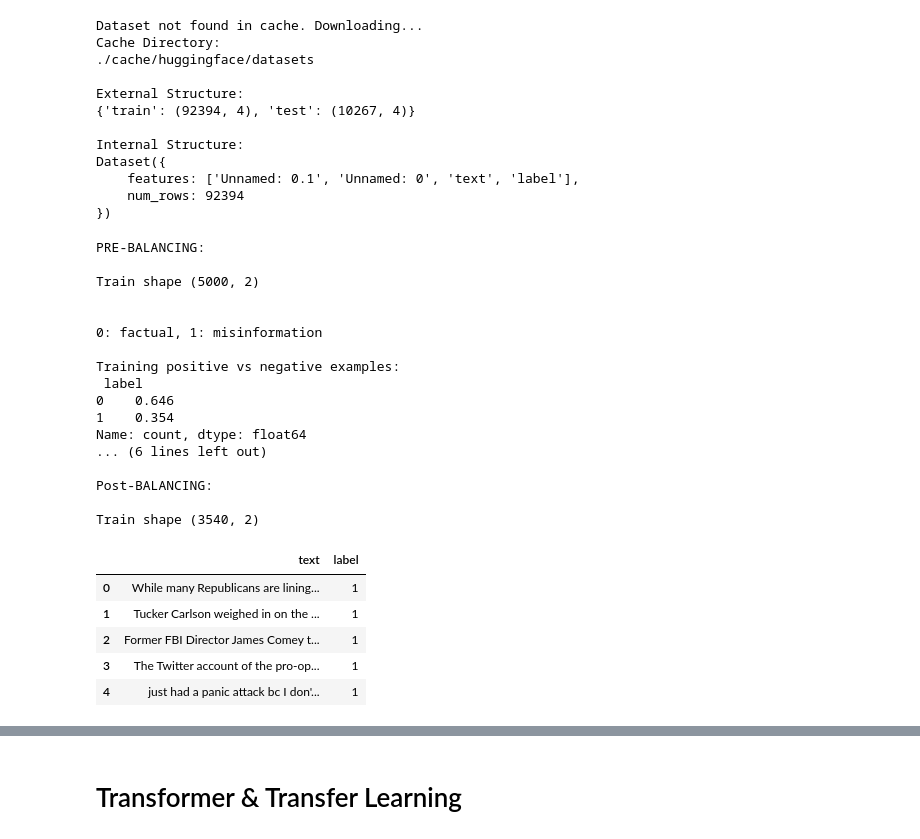
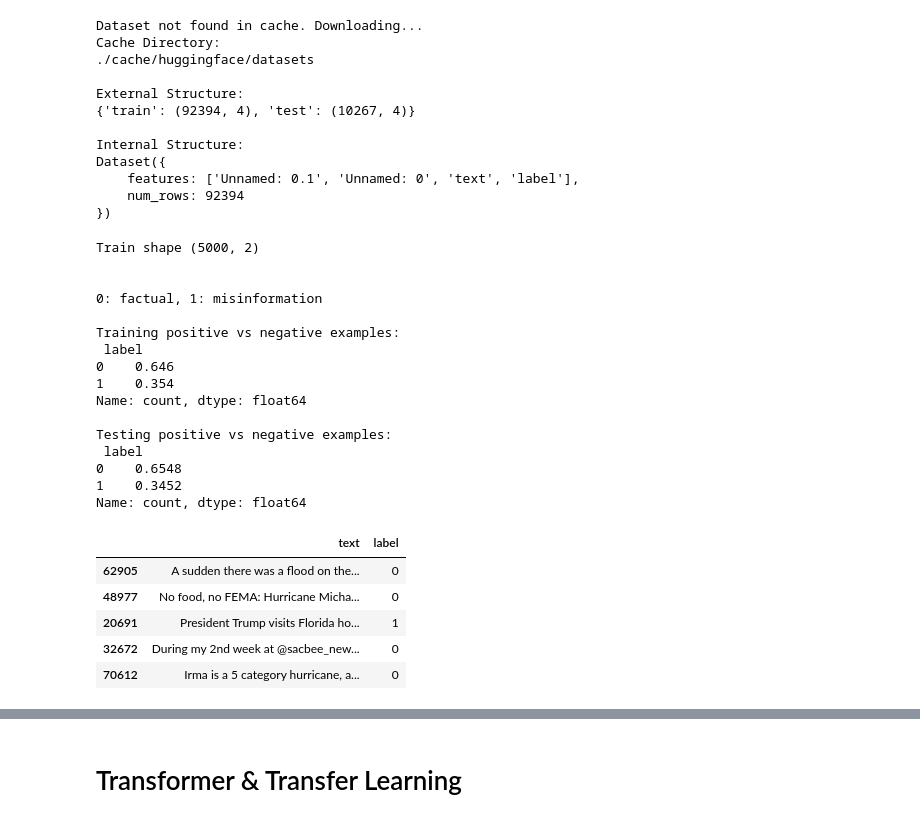
Before and after one commit to henrycgbaker/nlp_research_note, a Jupyter notebook: research_note.ipynb, the cells around one changed output, grey strips where cells are left out. Drawn from its saved outputs; the diff is of its cells as text; code cells hidden in the pictures.

```diff
--- a/research_note.ipynb
+++ b/research_note.ipynb
@@ -122,58 +122,42 @@ Dataset({
 # %%
 # DATA PARTITIONING =====================================================================
 ds_cloned = ds.copy()
-
 
 ds_cloned['train'] = ds_cloned['train'].remove_columns(['Unnamed: 0', 'Unnamed: 0.1'])
 ds_cloned['test'] = ds_cloned['test'].remove_columns(['Unnamed: 0', 'Unnamed: 0.1'])
 
 df_misinfo_train = pd.DataFrame(ds_cloned['train'], columns=["text", "label"])
 df_misinfo_test = pd.DataFrame(ds_cloned['test'], columns=["text", "label"])
 
 df_misinfo_train = df_misinfo_train.sample(n=5000, random_state=42) # REMOVE THIS
 df_misinfo_test = df_misinfo_test.sample(n=5000, random_state=42) # REMOVE THIS
 
-
-print("PRE-BALANCING:\n")
 print(f"Train shape {df_misinfo_train.shape} \n")
 print('\n0: factual, 1: misinformation\n')
 print("Training positive vs negative examples: \n", df_misinfo_train.value_counts("label")/df_misinfo_train.shape[0])
 print("\nTesting positive vs negative examples: \n",df_misinfo_test.value_counts("label")/df_misinfo_test.shape[0])
 
-# balance train split -------------------------------------------------------------------
-
-balancer = RandomUnderSampler(random_state=42, sampling_strategy = 'majority')
-df_misinfo_train_balanced = pd.concat(balancer.fit_resample(X = df_misinfo_train.iloc[:,[0]],
-                                                           y = df_misinfo_train.iloc[:,[1]]),
-                                     axis=1).sample(frac = 1).reset_index(drop=True)
-df_misinfo_train_balanced.value_counts("label")/df_misinfo_train_balanced.shape[0]
-
-
-print("\nPost-BALANCING:\n")
-print(f"Train shape {df_misinfo_train_balanced.shape} \n")
-
-df_misinfo_train_balanced.head()
+df_misinfo_train.head()
 # %% [output]
-PRE-BALANCING:
-
 Train shape (5000, 2)
 
 
 0: factual, 1: misinformation
 
 Training positive vs negative examples:
  label
 0    0.646
 1    0.354
 Name: count, dtype: float64
-... (6 lines left out)
 
-Post-BALANCING:
-
-Train shape (3540, 2)
+Testing positive vs negative examples:
+ label
+0    0.6548
+1    0.3452
+Name: count, dtype: float64
 |  | text | label |
-| 0 | While many Republicans are lining... | 1 |
-| 1 | Tucker Carlson weighed in on the ... | 1 |
-| 2 | Former FBI Director James Comey t... | 1 |
-| 3 | The Twitter account of the pro-op... | 1 |
-| 4 | just had a panic attack bc I don'... | 1 |
+| 62905 | A sudden there was a flood on the... | 0 |
+| 48977 | No food, no FEMA: Hurricane Micha... | 0 |
+| 20691 | President Trump visits Florida ho... | 1 |
+| 32672 | During my 2nd week at @sacbee_new... | 0 |
+| 70612 | Irma is a 5 category hurricane, a... | 0 |
```
Also changed, not shown: parts of 8 cells of this notebook, 2 other files.
